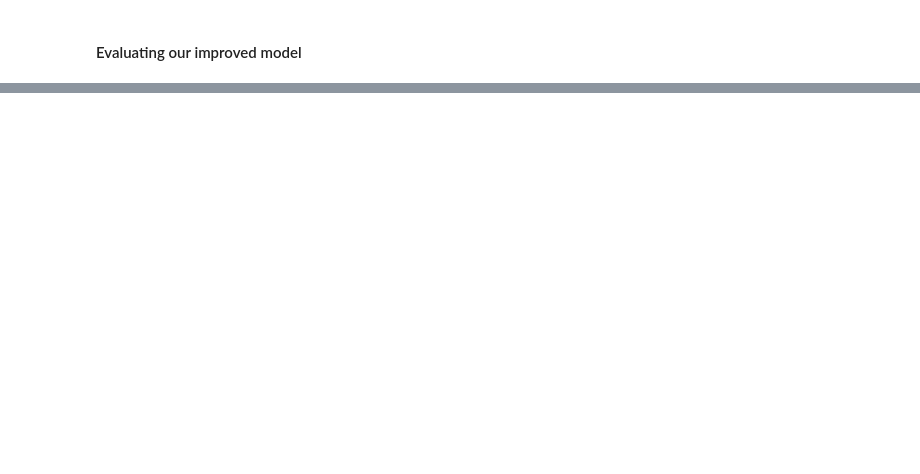
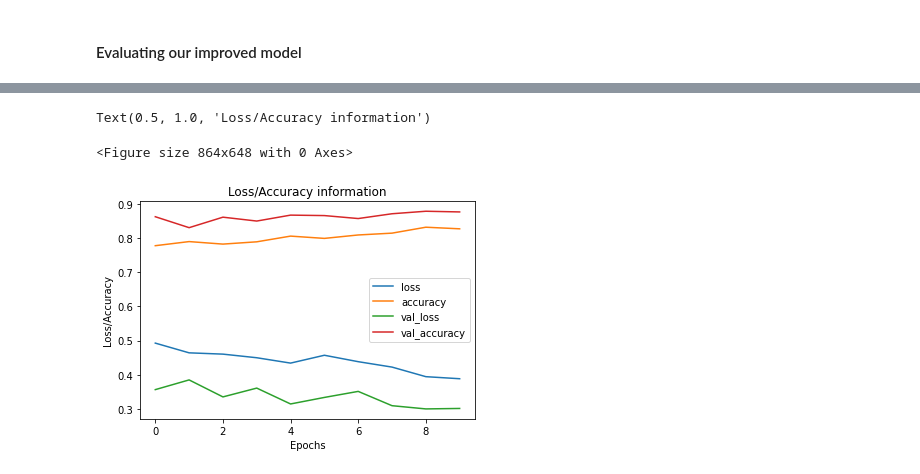
Before and after one commit to DebjitHore/TensorflowDeveloperUdemy, a Jupyter notebook: 03_CNNTensorflow.ipynb, the cells around one changed output, grey strips where cells are left out. Cells and saved outputs as stored; diff of their text form; code cells hidden in the pictures; blank space fills up the shorter version.

```diff
--- a/03_CNNTensorflow.ipynb
+++ b/03_CNNTensorflow.ipynb
@@ -578,0 +582,25 @@ Text(0.5, 1.0, 'Loss/Accuracy information')
+# %%
+#Create ImageDataGenerator training instance with data augmentation.
+
+train_Datagen_Augmented= ImageDataGenerator(rescale=1./255,
+                                            rotation_range=0.2,
+                                            shear_range=0.2,
+                                            zoom_range=0.2,
+                                            width_shift_range=0.2,
+                                            height_shift_range=0.2,
+                                            horizontal_flip=True)
+# Create ImageDataGenerator without data augmentation
+
+train_Datagen= ImageDataGenerator(rescale= 1./255)
+test_Datagen= ImageDataGenerator(rescale= 1./255)
+# %%
+
+train_data= train_Datagen.flow_from_directory(directory=train_dir, target_size=(224,224),
+                                              batch_size=32, class_mode='binary',
+                                              shuffle= True)
+train_dataAugmented = train_Datagen_Augmented.flow_from_directory(directory=train_dir, target_size=(224,224),
+                                              batch_size=32, class_mode='binary',
+                                              shuffle= True)
+test_data= test_Datagen.flow_from_directory(directory=train_dir, target_size=(224,224),
+                                              batch_size=32, class_mode='binary',
+                                              shuffle= True)
@@ -578,0 +611,4 @@ Text(0.5, 1.0, 'Loss/Accuracy information')
+# %%
+# Use augmented data to train using previous model
+history_6= model_5.fit(train_dataAugmented, epochs=10, steps_per_epoch=len(train_dataAugmented),
+                       validation_data= test_data, validation_steps= len(test_data))
@@ -578,0 +636,11 @@ Text(0.5, 1.0, 'Loss/Accuracy information')
+# %%
+plt.figure(figsize=(12,9))
+pd.DataFrame(history_6.history).plot()
+plt.xlabel('Epochs')
+plt.ylabel('Loss/Accuracy')
+plt.legend()
+plt.title('Loss/Accuracy information')
+# %% [output]
+Text(0.5, 1.0, 'Loss/Accuracy information')
+<Figure size 864x648 with 0 Axes>
+[figure, added]
```
Also changed, not shown: parts of 18 cells of this notebook.
